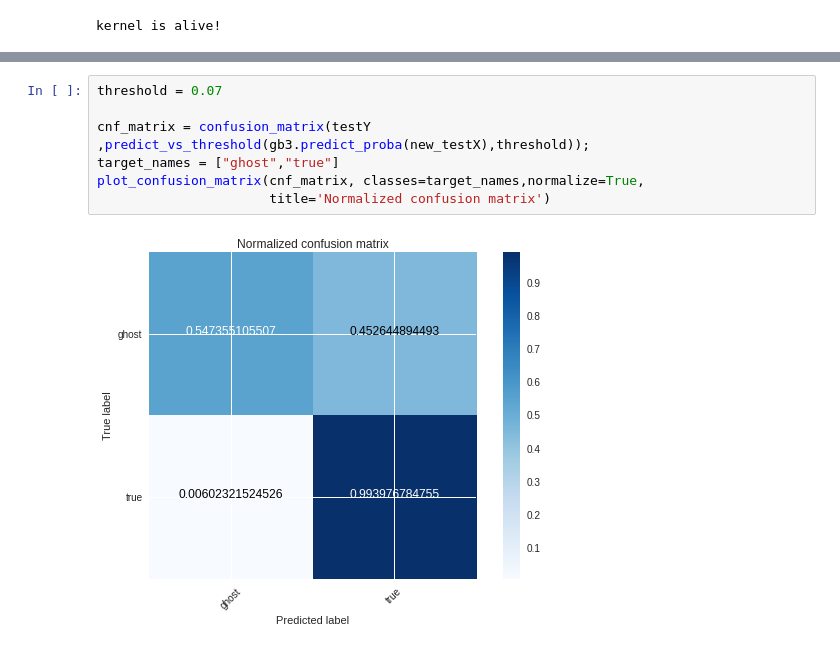
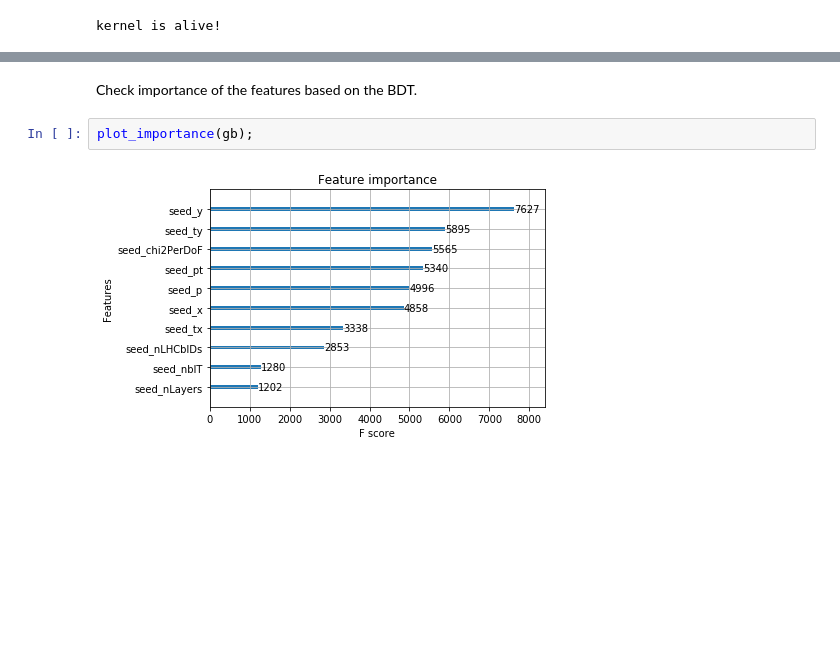
Before and after one commit to adendek/DownstreamTracking, a Jupyter notebook: SeedClassifier/BDT-XGBoost.ipynb, the cells around one changed output, grey strips where cells are left out. Cells and saved outputs as stored; diff of their text form; blank space fills up the shorter version.

```diff
--- a/SeedClassifier/BDT-XGBoost.ipynb
+++ b/SeedClassifier/BDT-XGBoost.ipynb
@@ -423,9 +219,6 @@ plot_confusion_matrix(cnf_matrix, classes=target_names,
-# %%
-threshold = 0.07
-
-cnf_matrix = confusion_matrix(testY ,predict_vs_threshold(gb3.predict_proba(new_testX),threshold));
-target_names = ["ghost","true"]
-plot_confusion_matrix(cnf_matrix, classes=target_names,normalize=True,
-                      title='Normalized confusion matrix')
-# %% [output]
-[figure, removed]
+# %% [markdown]
+Check importance of the features based on the BDT.
+# %%
+plot_importance(gb);
+# %% [output]
+[figure, added]
```
Also changed, not shown: parts of 94 cells of this notebook.
